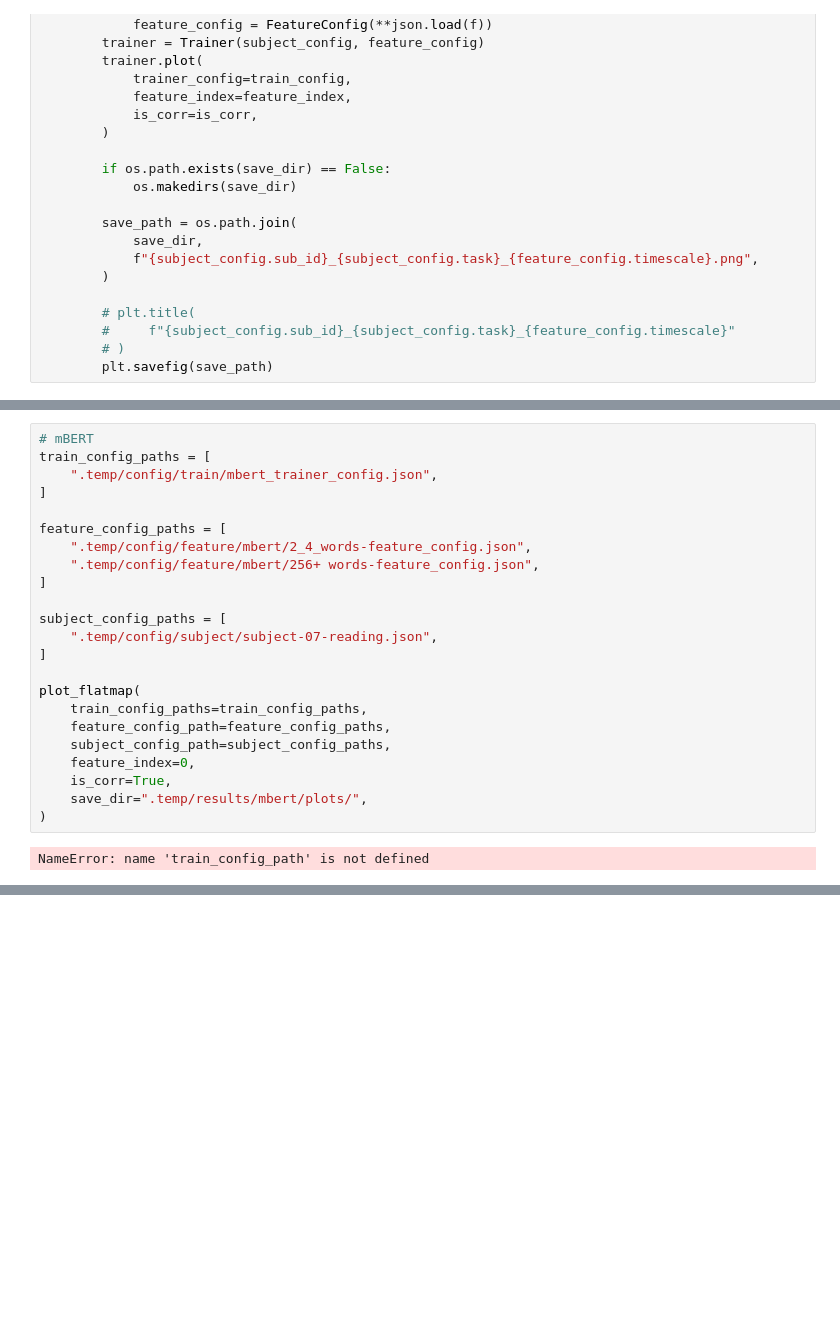
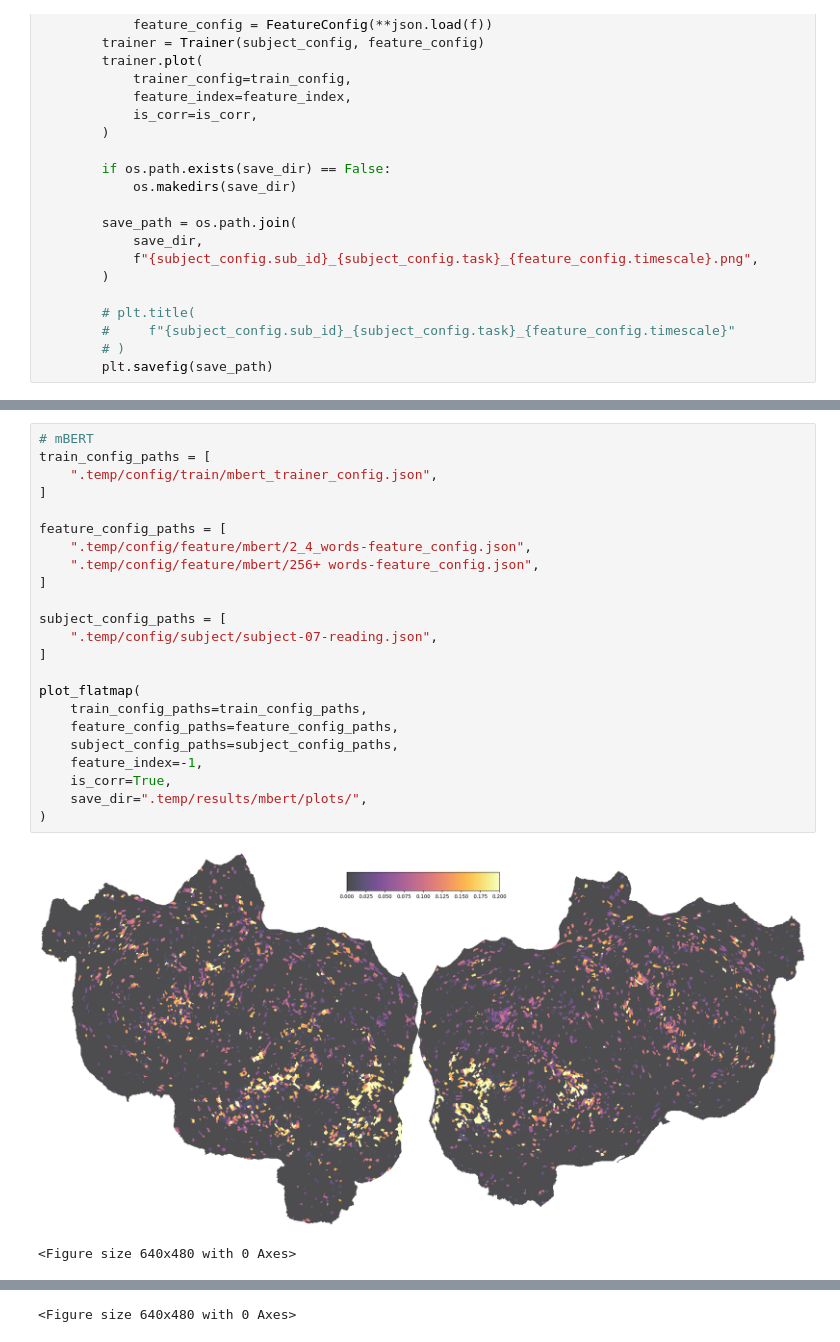
Before and after one commit to bramantyois/multilang_timescale, a Jupyter notebook: notebook/01_encoding_model/03_mkr_plot.ipynb, the cells around one changed output, grey strips where cells are left out. Saved outputs shown, nothing was run; the diff lists cells and outputs as text; blank space fills up the shorter version.

```diff
--- a/notebook/01_encoding_model/03_mkr_plot.ipynb
+++ b/notebook/01_encoding_model/03_mkr_plot.ipynb
@@ -89,25 +94,26 @@ KeyboardInterrupt:
 # %%
 # mBERT
 train_config_paths = [
     ".temp/config/train/mbert_trainer_config.json",
 ]
 
 feature_config_paths = [
     ".temp/config/feature/mbert/2_4_words-feature_config.json",
     ".temp/config/feature/mbert/256+ words-feature_config.json",
 ]
 
 subject_config_paths = [
     ".temp/config/subject/subject-07-reading.json",
 ]
 
 plot_flatmap(
     train_config_paths=train_config_paths,
-    feature_config_path=feature_config_paths,
-    subject_config_path=subject_config_paths,
-    feature_index=0,
+    feature_config_paths=feature_config_paths,
+    subject_config_paths=subject_config_paths,
+    feature_index=-1,
     is_corr=True,
     save_dir=".temp/results/mbert/plots/",
 )
 # %% [output]
+[figure, added]
-NameError: name 'train_config_path' is not defined
+<Figure size 640x480 with 0 Axes>
@@ -113,0 +121 @@ NameError: name 'train_config_path' is not defined
+<Figure size 640x480 with 0 Axes>
```
Also changed, not shown: parts of 3 cells of this notebook, 2 other files.
